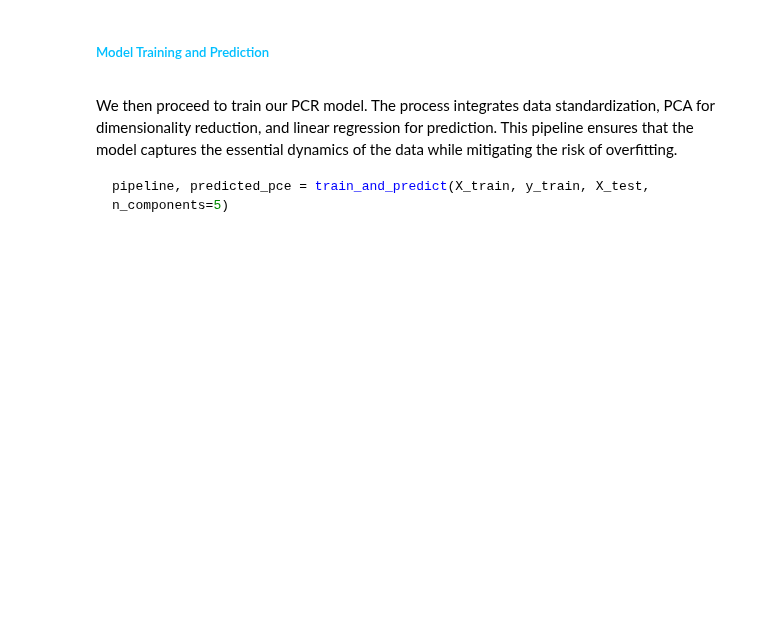
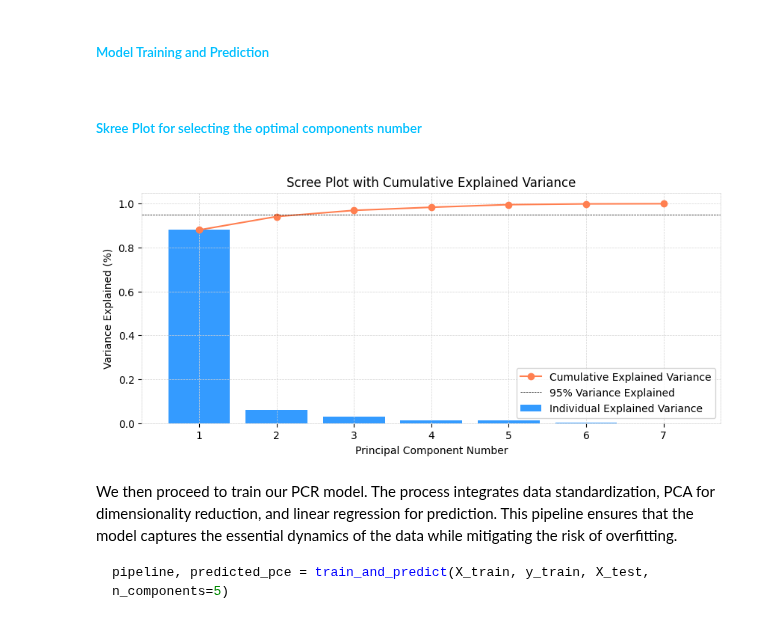
Before and after one commit to janjannagtegaal/NowCasting-M1, a Jupyter notebook: [3]M1_Analysis_for_Model_fitting.ipynb, the cells around one changed output. Drawn from its saved outputs; the diff is of its cells as text; code cells hidden in the pictures; blank space fills up the shorter version.

```diff
--- a/[3]M1_Analysis_for_Model_fitting.ipynb
+++ b/[3]M1_Analysis_for_Model_fitting.ipynb
@@ -141,3 +185,19 @@ def prepare_data(final_proxy_dataset, cutoff_date='2022-12', format='%Y-%m'):
+# %% [markdown]
+<div style="color:#00BFFF">
+
+##### Skree Plot for selecting the optimal components number
+# %%
+
+# Prepare the data
+X_train, y_train, X_test, C, df_train, df_test = prepare_data(final_proxy_dataset, '2021-09')
+
+# Now, when calling train_and_predict, you can specify a higher number of components for the initial PCA:
+pipeline, predicted_pce, pca_component = train_and_predict(X_train, y_train, X_test, max_components=10)
+
+# After running this, use your plot_skree function to visualize the variance explained by up to 10 components
+plot_skree(pca_component)
+# %% [output]
+[figure, added]
 # %% [markdown]
 
 We then proceed to train our PCR model. The process integrates data standardization, PCA for dimensionality reduction, and linear regression for prediction. This pipeline ensures that the model captures the essential dynamics of the data while mitigating the risk of overfitting.
```
Also changed, not shown: parts of 5 cells of this notebook, 6 other files.
